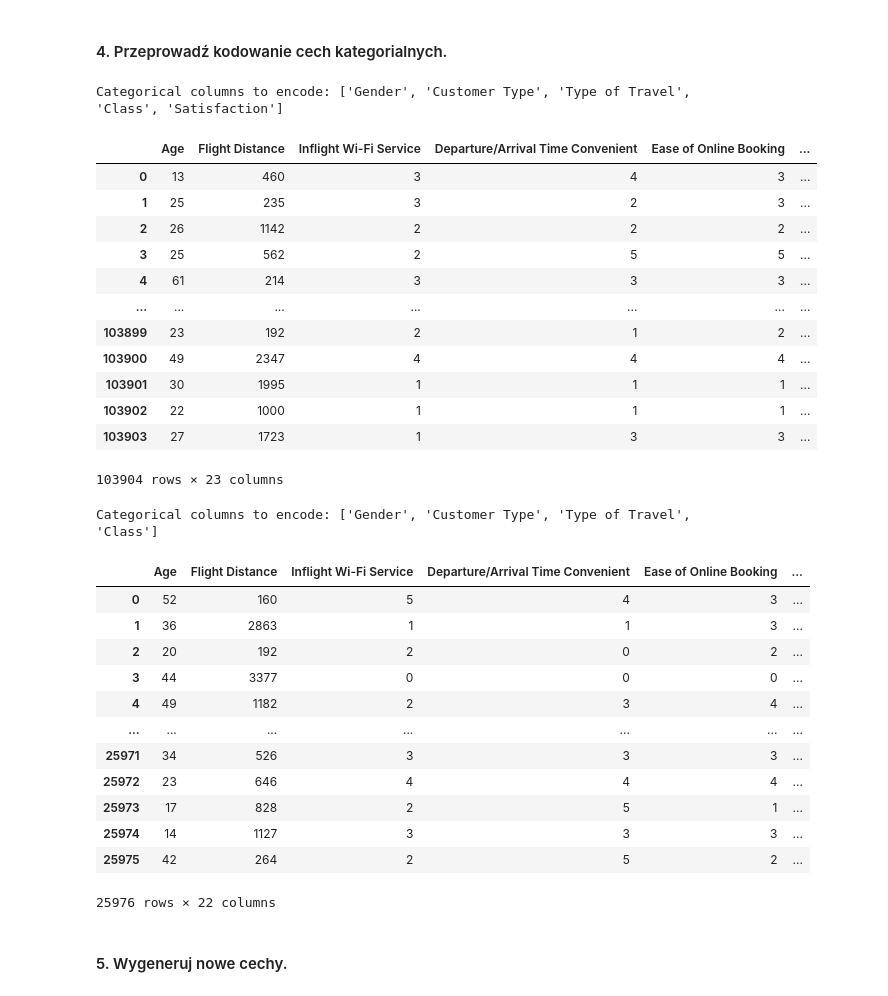
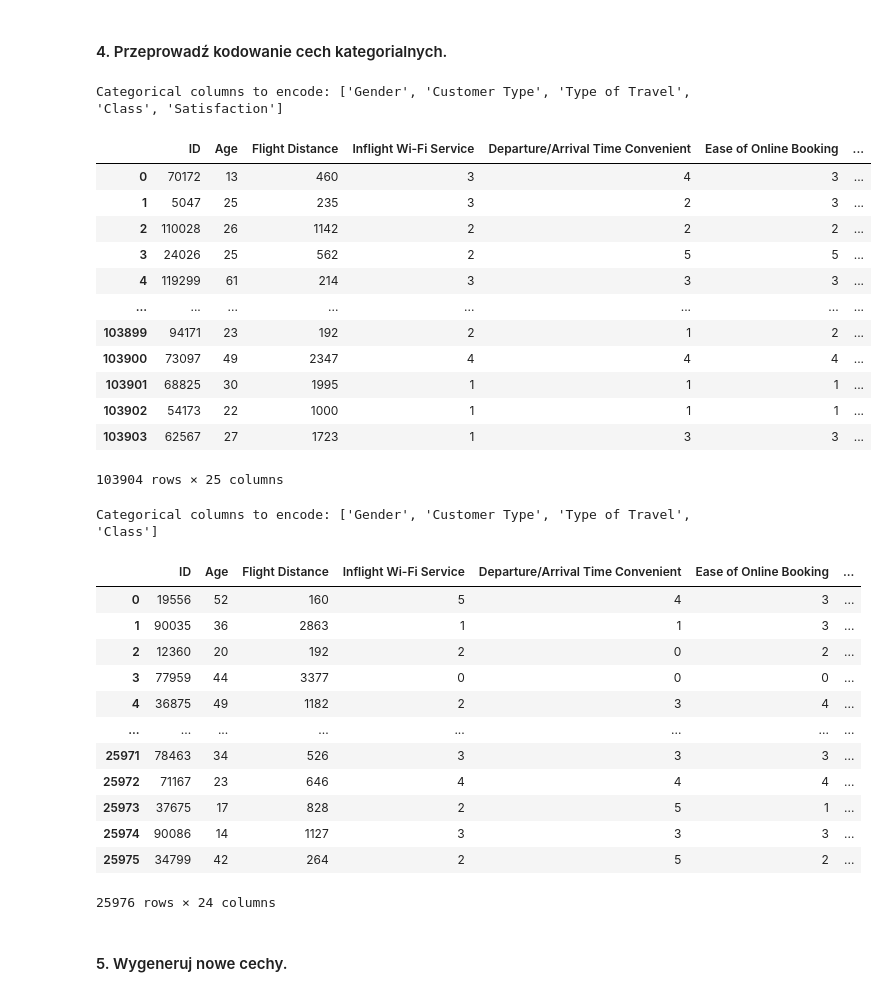
Before and after one commit to Paulaszka/data_science_task, a Jupyter notebook: Notebook.ipynb, the cells around one changed output. Drawn from its saved outputs; the diff is of its cells as text; code cells hidden in the pictures.

```diff
--- a/Notebook.ipynb
+++ b/Notebook.ipynb
@@ -240,48 +245,46 @@ df_test_nona = df_test.drop(columns= ['Arrival Delay in Minutes','ID'])
 # %% [markdown]
 #### 4. Przeprowadź kodowanie cech kategorialnych.
 # %%
-categorical_columns = df_train_nona.select_dtypes(include=['object']).columns.tolist()
+categorical_columns = df_train.select_dtypes(include=['object']).columns.tolist()
 print("\nCategorical columns to encode:", categorical_columns)
 
-# Apply one-hot encoding using get_dummies
-df_train_encoded = pd.get_dummies(df_train_nona, columns=categorical_columns, drop_first=True)
+df_train_encoded = pd.get_dummies(df_train, columns=categorical_columns, drop_first=True)
 df_train_encoded
 # %% [output]
 Categorical columns to encode: ['Gender', 'Customer Type', 'Type of Travel', 'Class', 'Satisfaction']
-|  | Age | Flight Distance | Inflight Wi-Fi Service | Departure/Arrival Time Convenient | Ease of Online Booking | ... |
-| 0 | 13 | 460 | 3 | 4 | 3 | ... |
-| 1 | 25 | 235 | 3 | 2 | 3 | ... |
-| 2 | 26 | 1142 | 2 | 2 | 2 | ... |
-| 3 | 25 | 562 | 2 | 5 | 5 | ... |
-| 4 | 61 | 214 | 3 | 3 | 3 | ... |
-| ... | ... | ... | ... | ... | ... | ... |
-| 103899 | 23 | 192 | 2 | 1 | 2 | ... |
-| 103900 | 49 | 2347 | 4 | 4 | 4 | ... |
-| 103901 | 30 | 1995 | 1 | 1 | 1 | ... |
-| 103902 | 22 | 1000 | 1 | 1 | 1 | ... |
-| 103903 | 27 | 1723 | 1 | 3 | 3 | ... |
+|  | ID | Age | Flight Distance | Inflight Wi-Fi Service | Departure/Arrival Time Convenient | Ease of Online Booking | ... |
+| 0 | 70172 | 13 | 460 | 3 | 4 | 3 | ... |
+| 1 | 5047 | 25 | 235 | 3 | 2 | 3 | ... |
+| 2 | 110028 | 26 | 1142 | 2 | 2 | 2 | ... |
+| 3 | 24026 | 25 | 562 | 2 | 5 | 5 | ... |
+| 4 | 119299 | 61 | 214 | 3 | 3 | 3 | ... |
+| ... | ... | ... | ... | ... | ... | ... | ... |
+| 103899 | 94171 | 23 | 192 | 2 | 1 | 2 | ... |
+| 103900 | 73097 | 49 | 2347 | 4 | 4 | 4 | ... |
+| 103901 | 68825 | 30 | 1995 | 1 | 1 | 1 | ... |
+| 103902 | 54173 | 22 | 1000 | 1 | 1 | 1 | ... |
+| 103903 | 62567 | 27 | 1723 | 1 | 3 | 3 | ... |
-103904 rows × 23 columns
+103904 rows × 25 columns
 # %%
-categorical_columns = df_test_nona.select_dtypes(include=['object']).columns.tolist()
+categorical_columns = df_test.select_dtypes(include=['object']).columns.tolist()
 print("\nCategorical columns to encode:", categorical_columns)
 
-# Apply one-hot encoding using get_dummies
-df_test_encoded = pd.get_dummies(df_test_nona, columns=categorical_columns, drop_first=True)
+df_test_encoded = pd.get_dummies(df_test, columns=categorical_columns, drop_first=True)
 df_test_encoded
 # %% [output]
 Categorical columns to encode: ['Gender', 'Customer Type', 'Type of Travel', 'Class']
-|  | Age | Flight Distance | Inflight Wi-Fi Service | Departure/Arrival Time Convenient | Ease of Online Booking | ... |
-| 0 | 52 | 160 | 5 | 4 | 3 | ... |
-| 1 | 36 | 2863 | 1 | 1 | 3 | ... |
-| 2 | 20 | 192 | 2 | 0 | 2 | ... |
-| 3 | 44 | 3377 | 0 | 0 | 0 | ... |
-| 4 | 49 | 1182 | 2 | 3 | 4 | ... |
-| ... | ... | ... | ... | ... | ... | ... |
-| 25971 | 34 | 526 | 3 | 3 | 3 | ... |
-| 25972 | 23 | 646 | 4 | 4 | 4 | ... |
-| 25973 | 17 | 828 | 2 | 5 | 1 | ... |
-| 25974 | 14 | 1127 | 3 | 3 | 3 | ... |
-| 25975 | 42 | 264 | 2 | 5 | 2 | ... |
+|  | ID | Age | Flight Distance | Inflight Wi-Fi Service | Departure/Arrival Time Convenient | Ease of Online Booking | ... |
+| 0 | 19556 | 52 | 160 | 5 | 4 | 3 | ... |
+| 1 | 90035 | 36 | 2863 | 1 | 1 | 3 | ... |
+| 2 | 12360 | 20 | 192 | 2 | 0 | 2 | ... |
+| 3 | 77959 | 44 | 3377 | 0 | 0 | 0 | ... |
+| 4 | 36875 | 49 | 1182 | 2 | 3 | 4 | ... |
+| ... | ... | ... | ... | ... | ... | ... | ... |
+| 25971 | 78463 | 34 | 526 | 3 | 3 | 3 | ... |
+| 25972 | 71167 | 23 | 646 | 4 | 4 | 4 | ... |
+| 25973 | 37675 | 17 | 828 | 2 | 5 | 1 | ... |
+| 25974 | 90086 | 14 | 1127 | 3 | 3 | 3 | ... |
+| 25975 | 34799 | 42 | 264 | 2 | 5 | 2 | ... |
-25976 rows × 22 columns
+25976 rows × 24 columns
 # %% [markdown]
 #### 5. Wygeneruj nowe cechy.
```
Also changed, not shown: parts of 17 cells of this notebook.
